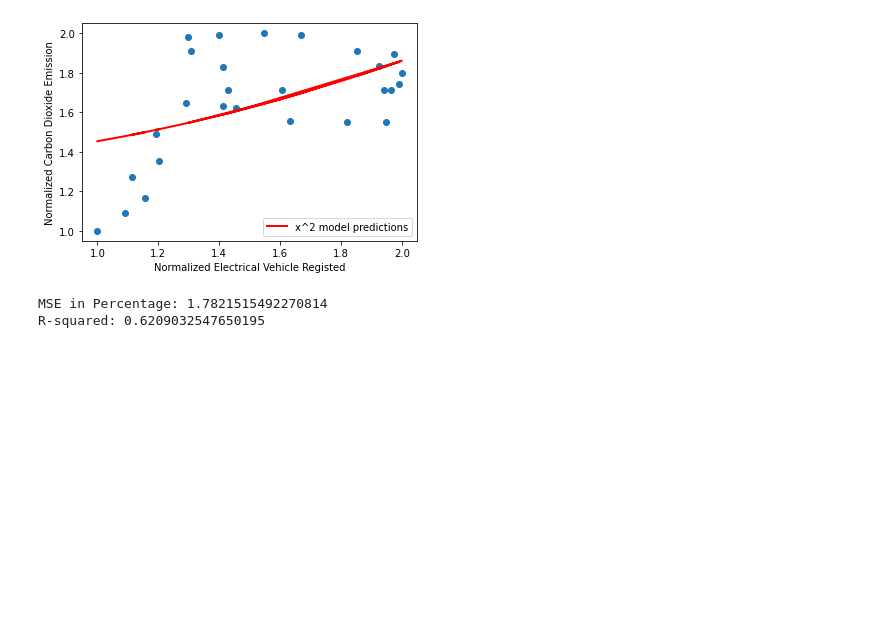
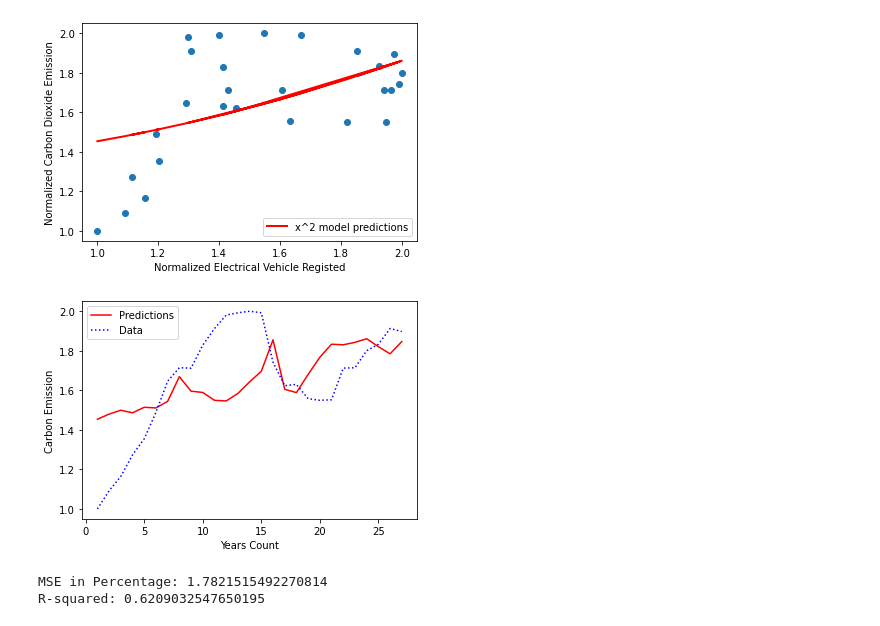
Before and after one commit to IsaacJohnEvans/EV_affect_on_emissions, a Jupyter notebook: Linear_regression_correlation_study_eric.ipynb, the cells around one changed output. Drawn from its saved outputs; the diff is of its cells as text; code cells hidden in the pictures; blank space fills up the shorter version.

Commit message:
More plots

```diff
--- a/Linear_regression_correlation_study_eric.ipynb
+++ b/Linear_regression_correlation_study_eric.ipynb
@@ -112,4 +112,13 @@ def to_do_normal(dataset):
     return normalized_dataset
+# %%
+def to_do_denormal(normalized_predictions,original_y):
+    # Assuming the data and predictions were normalized via MinMax Scaler then +1, denormalized them;
+    normalized_predictions = normalized_predictions.reshape(-1,1)
+    scaler = MinMaxScaler(feature_range=(0, 1))
+    non_used_normalized_y = scaler.fit_transform(original_y)
+    normalized_predictions = normalized_predictions - 1
+    denormalized_dataset = scaler.inverse_transform(normalized_predictions)
+    return denormalized_dataset
 # %%
 def data_transpose(xx):
     xx = xx.transpose()
@@ -246,6 +255,17 @@ def plot_predictons(xx,yy,predictions,model_name):
     plt.legend()
     plt.xlabel('Normalized Electrical Vehicle Registed')
     plt.ylabel('Normalized Carbon Dioxide Emission')
+# %%
+# Plot the predictions
+def plot_predictions(original_true_values,normalized_true_values,predictions,figure_name):
+    days = list(range(1,len(original_true_values)+1))
+    plt.plot(days,to_do_denormal(predictions,original_true_values),c='r',linestyle ="-",label='Predictions')
+    plt.plot(days,to_do_denormal(normalized_true_values,original_true_values),c='b',linestyle =":",label='Data')
+    plt.legend()
+    plt.xlabel('Years Count')
+    plt.ylabel('Carbon Emission')
+    plt.savefig(figure_name+'.png')
+    plt.show()
 # %%
 # Create an empty list to store MSPE values
 x2_MSPE = []
@@ -271,6 +291,10 @@ print('R-squared:', USAX2_Rsquared)
 MSE in Percentage: 3.5523732107169734
 R-squared: 0.24434421829793185
 [figure]
+# %%
+plot_predictions(usa_emission_by_veh_n,yy,usa_x2_predictions,'USAX2_predictions')
+# %% [output]
+[figure, added]
 # %%
 # Fit the function to the data.
 usa_sin_model_prameters = sine_model(xx,yy)
```
Also changed, not shown: parts of 9 cells of this notebook, 5 other files.
